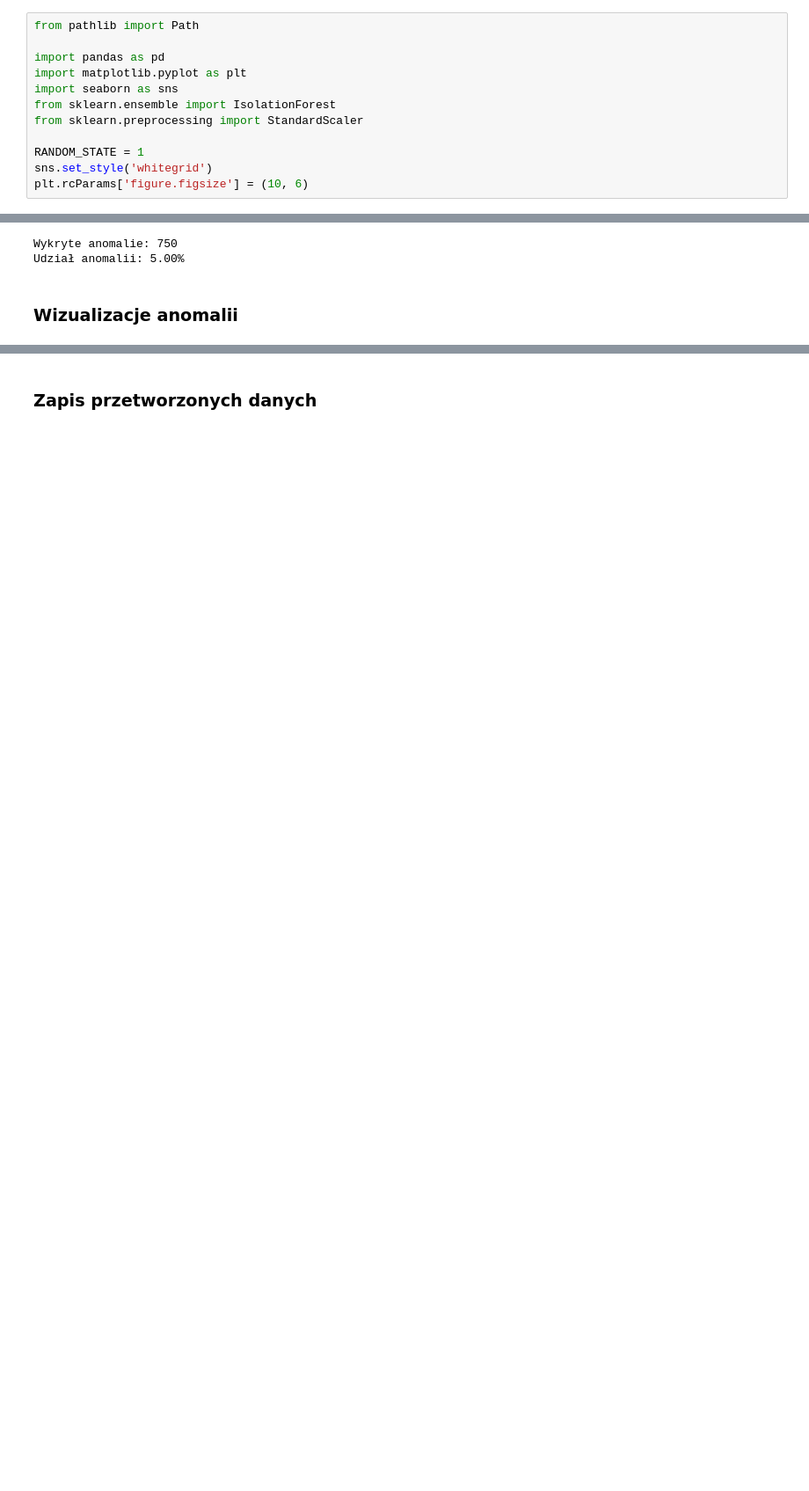
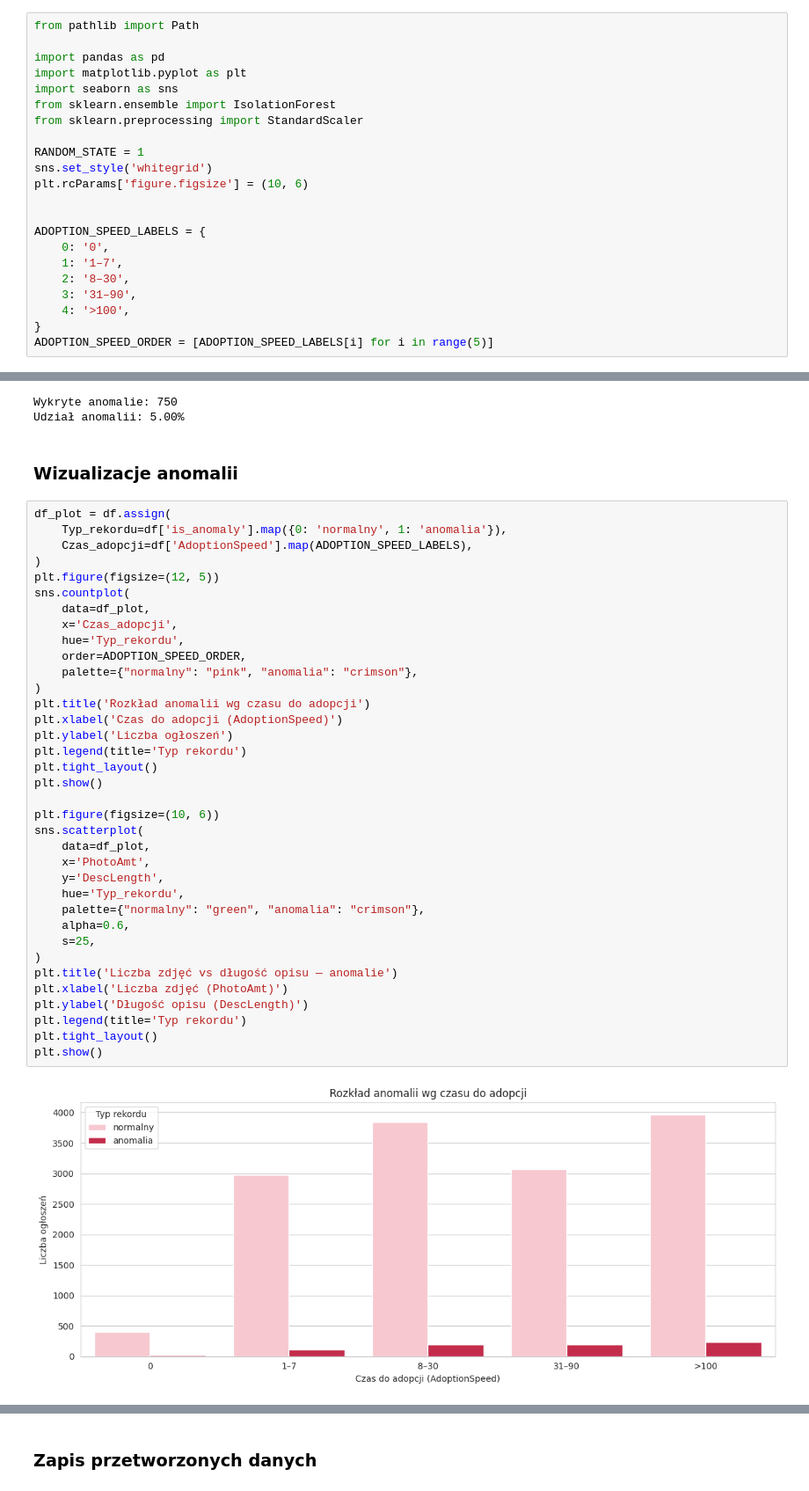
Before and after one commit to Carrie088/pet_adoption_ml, a Jupyter notebook: notebooks/02_anomaly_detection.ipynb, the cells around one changed output, grey strips where cells are left out. Shown at 88% size. Drawn from its saved outputs; the diff is of its cells as text; blank space fills up the shorter version.

Commit message:
Add anomalies visualisations

```diff
--- a/notebooks/02_anomaly_detection.ipynb
+++ b/notebooks/02_anomaly_detection.ipynb
@@ -12,6 +12,16 @@ from sklearn.preprocessing import StandardScaler
 RANDOM_STATE = 1
 sns.set_style('whitegrid')
 plt.rcParams['figure.figsize'] = (10, 6)
+
+
+ADOPTION_SPEED_LABELS = {
+    0: '0',
+    1: '1–7',
+    2: '8–30',
+    3: '31–90',
+    4: '>100',
+}
+ADOPTION_SPEED_ORDER = [ADOPTION_SPEED_LABELS[i] for i in range(5)]
 # %% [markdown]
 ### Wczytanie danych
 # %%
@@ -66,3 +76,41 @@ Wykryte anomalie: 750
 Udział anomalii: 5.00%
 # %% [markdown]
 ### Wizualizacje anomalii
+# %%
+df_plot = df.assign(
+    Typ_rekordu=df['is_anomaly'].map({0: 'normalny', 1: 'anomalia'}),
+    Czas_adopcji=df['AdoptionSpeed'].map(ADOPTION_SPEED_LABELS),
+)
+plt.figure(figsize=(12, 5))
+sns.countplot(
+    data=df_plot,
+    x='Czas_adopcji',
+    hue='Typ_rekordu',
+    order=ADOPTION_SPEED_ORDER,
+    palette={"normalny": "pink", "anomalia": "crimson"},
+)
+plt.title('Rozkład anomalii wg czasu do adopcji')
+plt.xlabel('Czas do adopcji (AdoptionSpeed)')
+plt.ylabel('Liczba ogłoszeń')
+plt.legend(title='Typ rekordu')
+plt.tight_layout()
+plt.show()
+
+plt.figure(figsize=(10, 6))
+sns.scatterplot(
+    data=df_plot,
+    x='PhotoAmt',
+    y='DescLength',
+    hue='Typ_rekordu',
+    palette={"normalny": "green", "anomalia": "crimson"},
+    alpha=0.6,
+    s=25,
+)
+plt.title('Liczba zdjęć vs długość opisu — anomalie')
+plt.xlabel('Liczba zdjęć (PhotoAmt)')
+plt.ylabel('Długość opisu (DescLength)')
+plt.legend(title='Typ rekordu')
+plt.tight_layout()
+plt.show()
+# %% [output]
+[figure, added]
```
Also changed, not shown: parts of 1 cell of this notebook.
